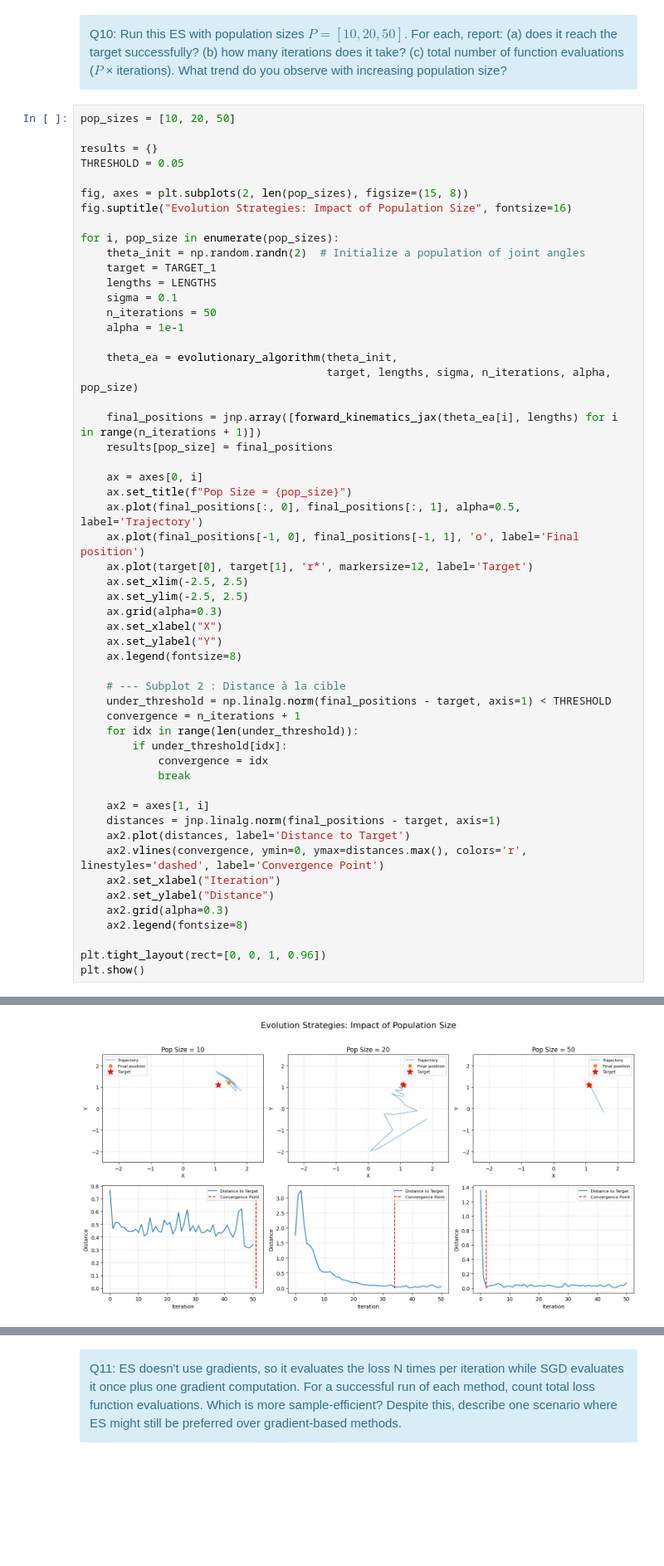
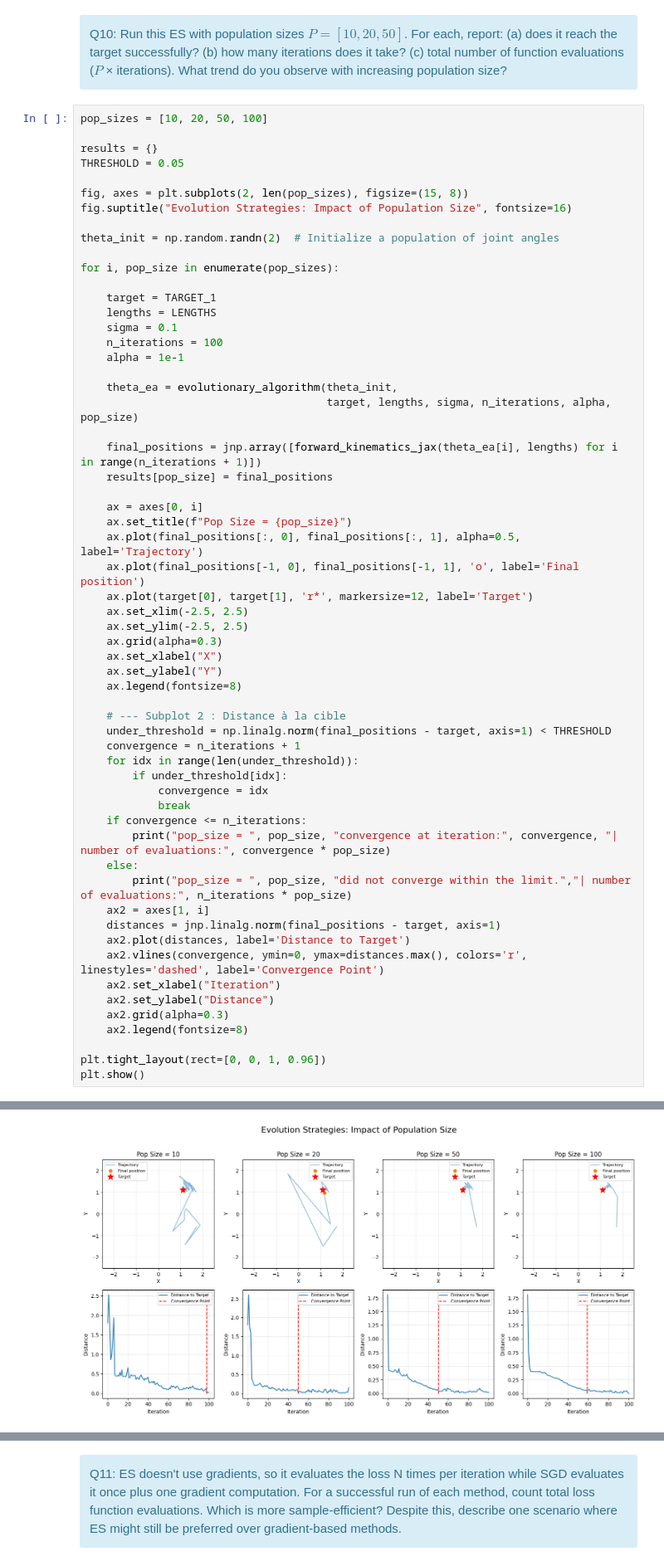
Before and after one commit to alextonon/BE_working_repo, a Jupyter notebook: FSD310_Stochastic/control_BE.ipynb, the cells around one changed output, grey strips where cells are left out. Shown at 83% size. Drawn from its saved outputs; the diff is of its cells as text; blank space fills up the shorter version.

```diff
--- a/FSD310_Stochastic/control_BE.ipynb
+++ b/FSD310_Stochastic/control_BE.ipynb
@@ -871,7 +870,7 @@ def evolutionary_algorithm(theta_init: np.ndarray,
 <div class="alert alert-info">
     Q10: Run this ES with population sizes $P = [10, 20, 50]$. For each, report: (a) does it reach the target successfully? (b) how many iterations does it take? (c) total number of function evaluations ($P$ × iterations). What trend do you observe with increasing population size?</div>
 # %%
-pop_sizes = [10, 20, 50]
+pop_sizes = [10, 20, 50, 100]
 
 results = {}
 THRESHOLD = 0.05
@@ -879,12 +878,14 @@ THRESHOLD = 0.05
 fig, axes = plt.subplots(2, len(pop_sizes), figsize=(15, 8))
 fig.suptitle("Evolution Strategies: Impact of Population Size", fontsize=16)
 
+theta_init = np.random.randn(2)  # Initialize a population of joint angles
+
 for i, pop_size in enumerate(pop_sizes):
-    theta_init = np.random.randn(2)  # Initialize a population of joint angles
+
     target = TARGET_1
     lengths = LENGTHS
     sigma = 0.1
-    n_iterations = 50
+    n_iterations = 100
     alpha = 1e-1
 
     theta_ea = evolutionary_algorithm(theta_init,
@@ -912,7 +913,10 @@ for i, pop_size in enumerate(pop_sizes):
         if under_threshold[idx]:
             convergence = idx
             break
-
+    if convergence <= n_iterations:
+        print("pop_size = ", pop_size, "convergence at iteration:", convergence, "| number of evaluations:", convergence * pop_size)
+    else:
+        print("pop_size = ", pop_size, "did not converge within the limit.","| number of evaluations:", n_iterations * pop_size)
     ax2 = axes[1, i]
     distances = jnp.linalg.norm(final_positions - target, axis=1)
     ax2.plot(distances, label='Distance to Target')
@@ -928 +936 @@ plt.show()
-[figure, old version]
+[figure, new version]
```
Also changed, not shown: parts of 19 cells of this notebook.
